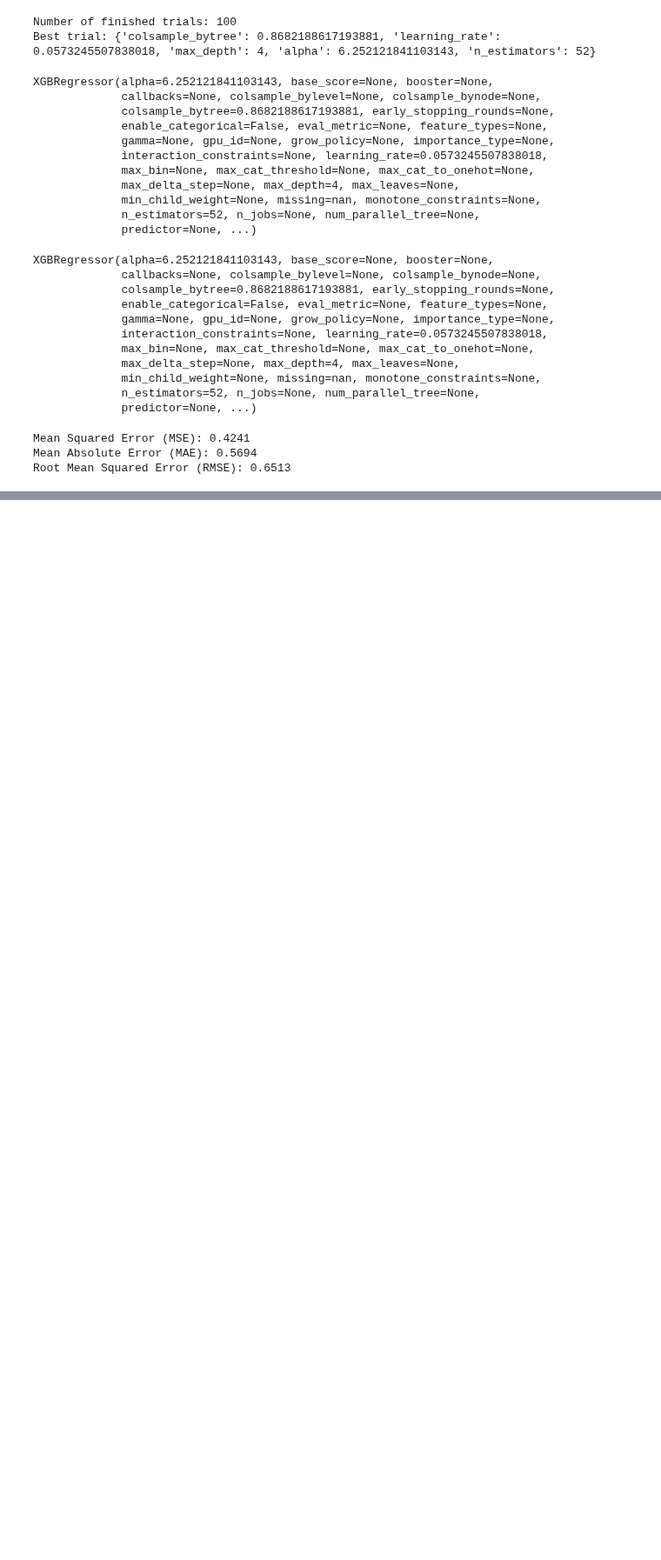
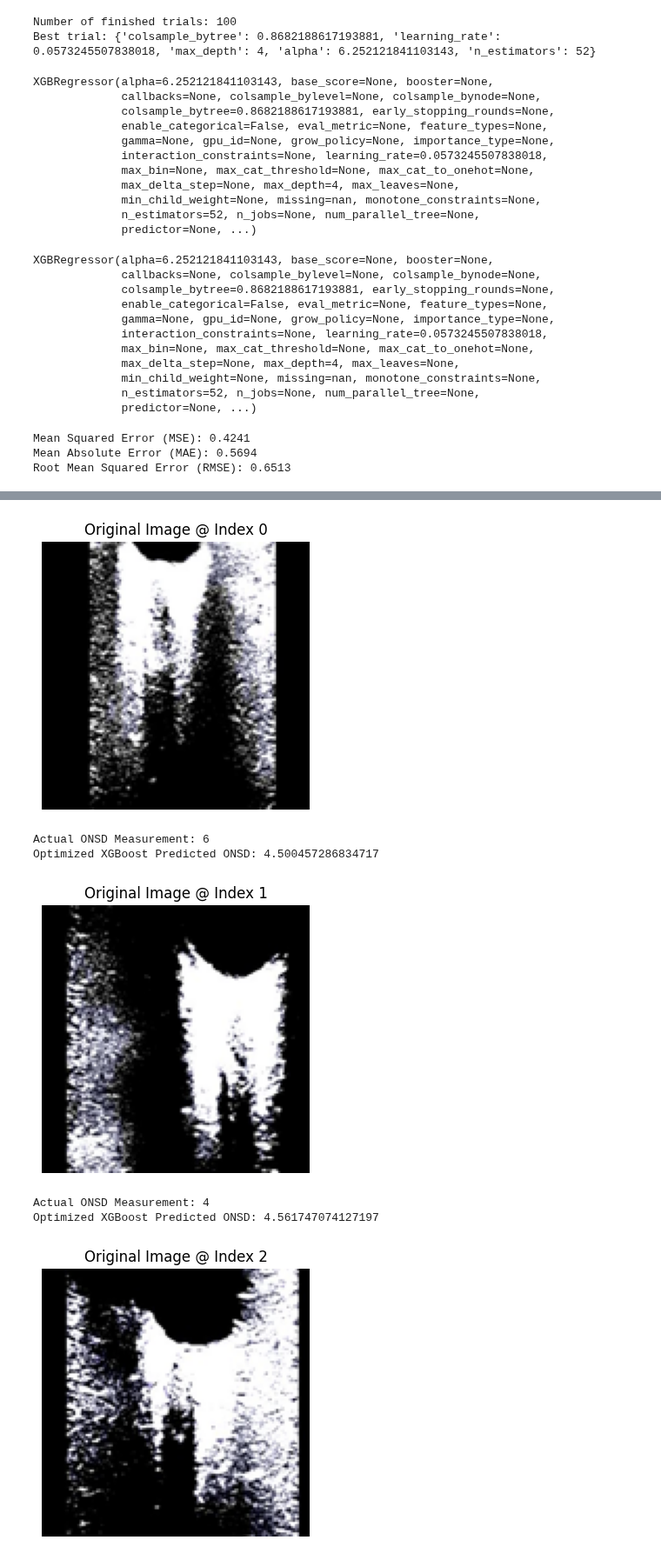
Before and after one commit to Logic06183/ONSD_Explore, a Jupyter notebook: Optuna.ipynb, the cells around one changed output, grey strips where cells are left out. Shown at 87% size. Saved outputs shown, nothing was run; the diff lists cells and outputs as text; code cells hidden in the pictures; blank space fills up the shorter version.

```diff
--- a/Optuna.ipynb
+++ b/Optuna.ipynb
@@ -149,0 +176,35 @@ Root Mean Squared Error (RMSE): 0.6513
+# %%
+import matplotlib.pyplot as plt
+
+# Assuming optimized_model is your trained XGBRegressor with optimal parameters
+
+# Generate predictions for X_test using the optimized model
+optimized_predictions = optimized_model.predict(X_test)
+
+def display_image_with_optimized_xgb_measurements(index):
+    # Ensure the image data is reshaped back to its original dimensions
+    image = X_test[index].reshape(128, 128, 3)  # Adjust the reshape based on your original image size and channels
+
+    actual_measurement = y_test[index]
+    optimized_predicted_measurement = optimized_predictions[index]
+
+    plt.figure(figsize=(6, 4))
+    plt.imshow(image)
+    plt.title(f"Original Image @ Index {index}")
+    plt.axis('off')  # Turn off axis numbers and ticks
+    plt.show()
+
+    print(f"Actual ONSD Measurement: {actual_measurement}")
+    print(f"Optimized XGBoost Predicted ONSD: {optimized_predicted_measurement}")
+
+# Display images with optimized XGBoost predictions for indexes 0, 1, 2 as examples
+for index in [0, 1, 2]:
+    display_image_with_optimized_xgb_measurements(index)
+# %% [output]
+[figure, added]
+Actual ONSD Measurement: 6
+Optimized XGBoost Predicted ONSD: 4.500457286834717
+[figure, added]
+Actual ONSD Measurement: 4
+Optimized XGBoost Predicted ONSD: 4.561747074127197
+[figure, added]
```
Also changed, not shown: parts of 3 cells of this notebook.
